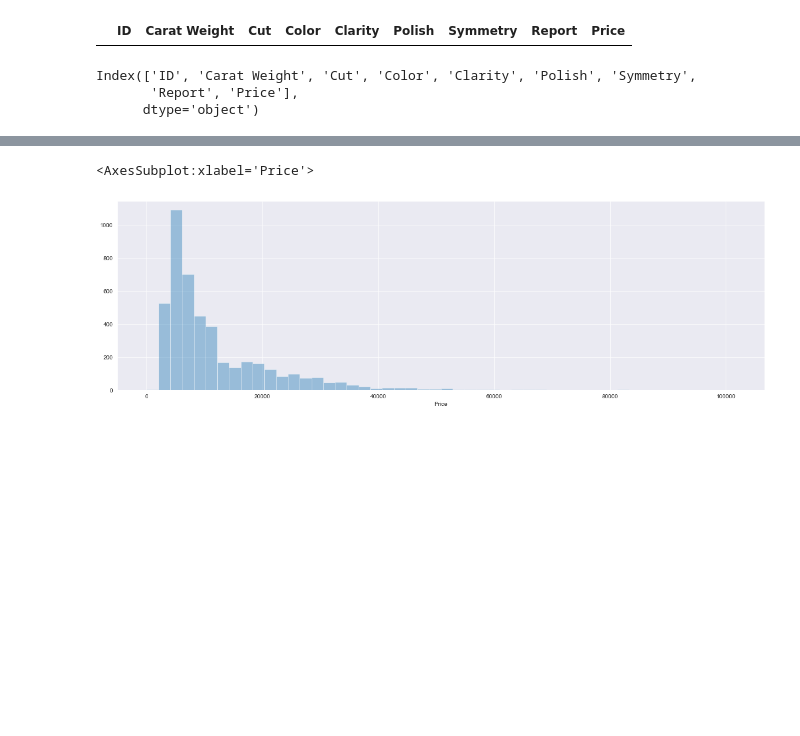
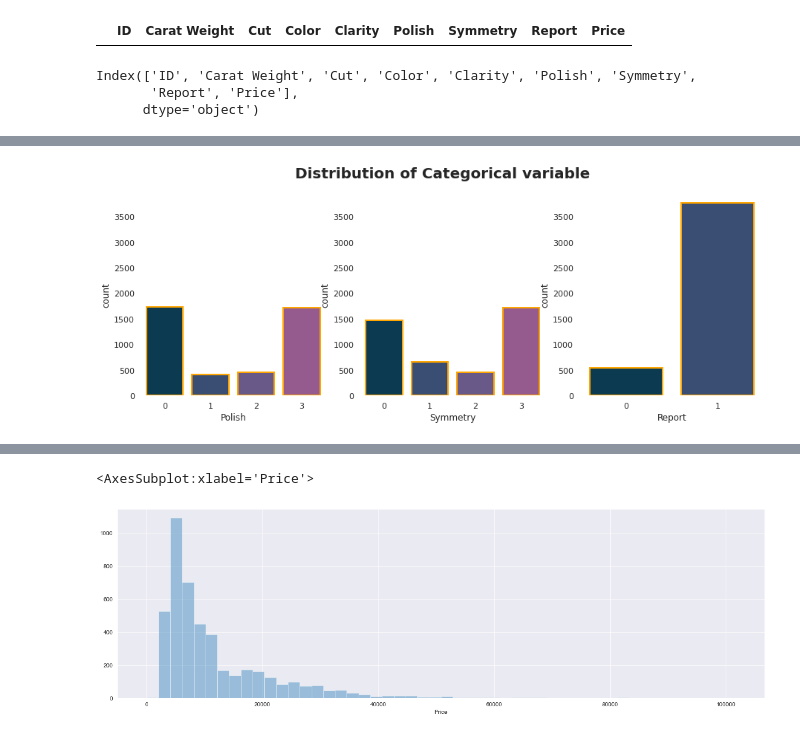
Before and after one commit to volgapavel/Predict_price_brilliants, a Jupyter notebook: Predict_brill.ipynb, the cells around one changed output, grey strips where cells are left out. Cells and saved outputs as stored; diff of their text form; code cells hidden in the pictures; blank space fills up the shorter version.

```diff
--- a/Predict_brill.ipynb
+++ b/Predict_brill.ipynb
@@ -276,0 +270,22 @@ sns.factorplot(x='Report', y='Price', data=data, kind='box' ,aspect=2.5 )
+# %%
+# we sow outliers in price, we delited them
+info_df = (pd.DataFrame({'Features':df.columns,'Non Null Count':df.count(), 'Null Count': df.isnull().sum(), 'Datatypes':df.dtypes,})
+        .sort_values(by='Datatypes').reset_index(drop = True))
+stats = df.describe(include = 'all').T.reset_index()
+tota = pd.merge( info_df,stats, right_on = 'index',left_on = 'Features',how = 'inner').drop(columns = ['index', 'count']).round(0)
+tota = tota.fillna(0)
+colors = ['#FB5B68','#FFEB48','#2676A1','#FFBDB0',]
+tota.style.bar(subset = ['mean', 'std', 'min', '25%','50%','75%', 'max'],axis = 1 ,color = colors[2])\
+    .format({'mean':"{:20,.0f}",
+             'std':"{:20,.0f}",
+             'min':"{:20,.0f}",
+             '25%':"{:20,.0f}",
+             '50%':"{:20,.0f}",
+             '75%':"{:20,.0f}",
+             'max':"{:20,.0f}"})\
+    .format({"Features": lambda x:  x.upper()},
+           )\
+    .set_properties(**{'background-color': '#f9f9f9',
+                                    'color': 'black',
+                                    'border-color': 'white'})\
+    .hide_index()
@@ -276,0 +318,20 @@ sns.factorplot(x='Report', y='Price', data=data, kind='box' ,aspect=2.5 )
+# %%
+# will see on categorical variable
+cat_cols=['Polish', 'Symmetry', 'Report']
+
+fig=plt.figure(figsize=(15,5))
+plt.suptitle("Distribution of Categorical variable",family='Sherif', size=20, weight='bold')
+ax1=plt.subplot(131)
+sns.countplot(data=df, x=cat_cols[0], ax=ax1, linewidth=2, edgecolor=colors[-1])
+for s in ['left','right','top','bottom']:
+        ax1.spines[s].set_visible(False)
+ax2=plt.subplot(132, sharey=ax1)
+sns.countplot(data=df, x=cat_cols[1], ax=ax2,linewidth=2, edgecolor=colors[-1])
+for s in ['left','right','top','bottom']:
+        ax2.spines[s].set_visible(False)
+ax3=plt.subplot(133, sharey=ax1)
+sns.countplot(data=df, x=cat_cols[2], ax=ax3,linewidth=2, edgecolor=colors[-1])
+for s in ['left','right','top','bottom']:
+        ax3.spines[s].set_visible(False)
+# %% [output]
+[figure, added]
```
Also changed, not shown: parts of 41 cells of this notebook.
